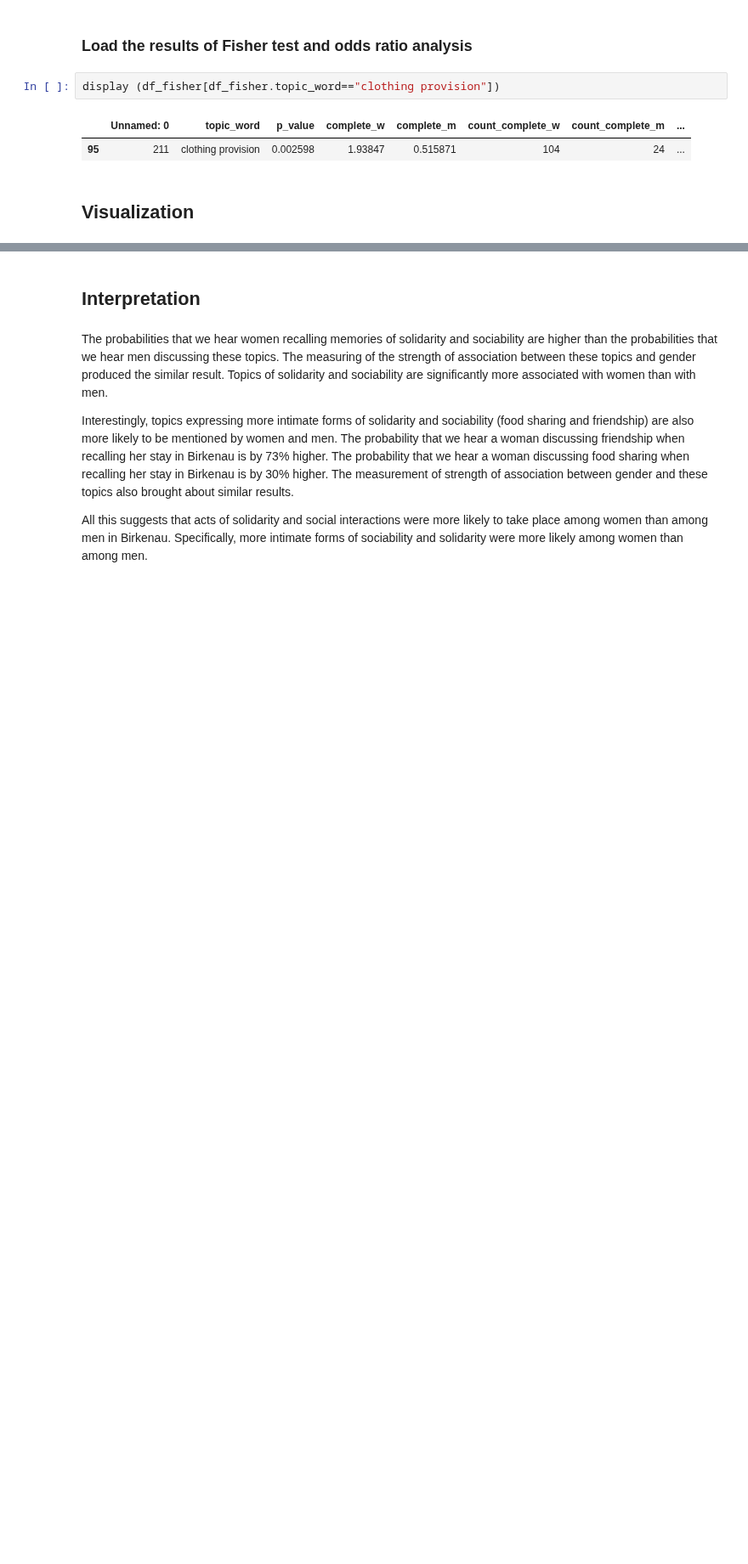
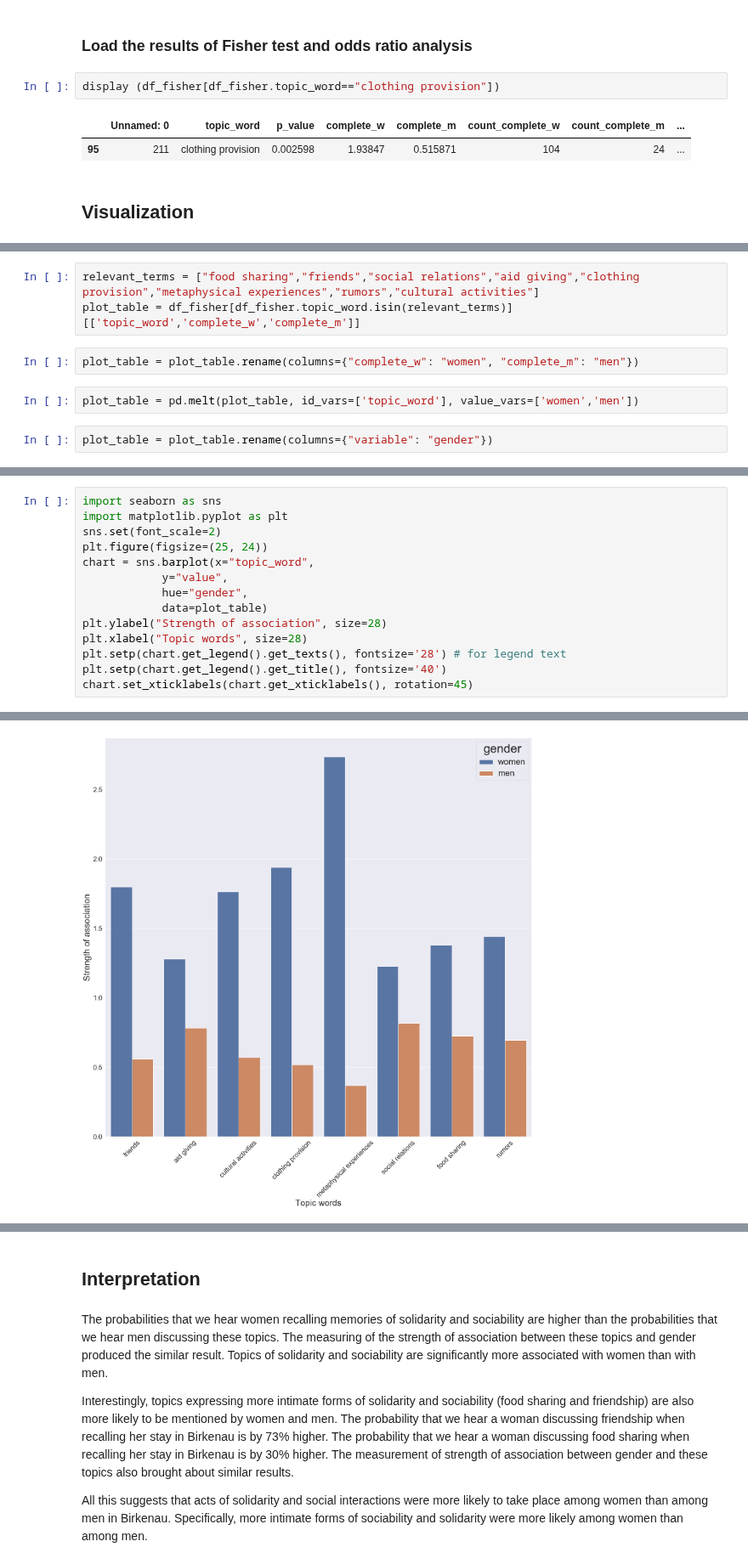
Before and after one commit to toth12/vha_auschwitz_report, a Jupyter notebook: notebooks/2. Significance_Sociability_Solidarity_Women_Men.ipynb, the cells around one changed output, grey strips where cells are left out. Shown at 85% size. Cells and saved outputs as stored; diff of their text form; blank space fills up the shorter version.

Commit message:
Plot added

```diff
--- a/notebooks/2. Significance_Sociability_Solidarity_Women_Men.ipynb
+++ b/notebooks/2. Significance_Sociability_Solidarity_Women_Men.ipynb
@@ -190,0 +190,9 @@ todo: create a bar plot showing the odds ratios
+# %%
+relevant_terms = ["food sharing","friends","social relations","aid giving","clothing provision","metaphysical experiences","rumors","cultural activities"]
+plot_table = df_fisher[df_fisher.topic_word.isin(relevant_terms)][['topic_word','complete_w','complete_m']]
+# %%
+plot_table = plot_table.rename(columns={"complete_w": "women", "complete_m": "men"})
+# %%
+plot_table = pd.melt(plot_table, id_vars=['topic_word'], value_vars=['women','men'])
+# %%
+plot_table = plot_table.rename(columns={"variable": "gender"})
@@ -190,0 +219,15 @@ todo: create a bar plot showing the odds ratios
+# %%
+import seaborn as sns
+import matplotlib.pyplot as plt
+sns.set(font_scale=2)
+plt.figure(figsize=(25, 24))
+chart = sns.barplot(x="topic_word",
+            y="value",
+            hue="gender",
+            data=plot_table)
+plt.ylabel("Strength of association", size=28)
+plt.xlabel("Topic words", size=28)
+plt.setp(chart.get_legend().get_texts(), fontsize='28') # for legend text
+plt.setp(chart.get_legend().get_title(), fontsize='40')
+chart.set_xticklabels(chart.get_xticklabels(), rotation=45)
+# %% [output]
@@ -190,0 +242 @@ todo: create a bar plot showing the odds ratios
+[figure, added]
```
Also changed, not shown: parts of 5 cells of this notebook, 2 other files.
